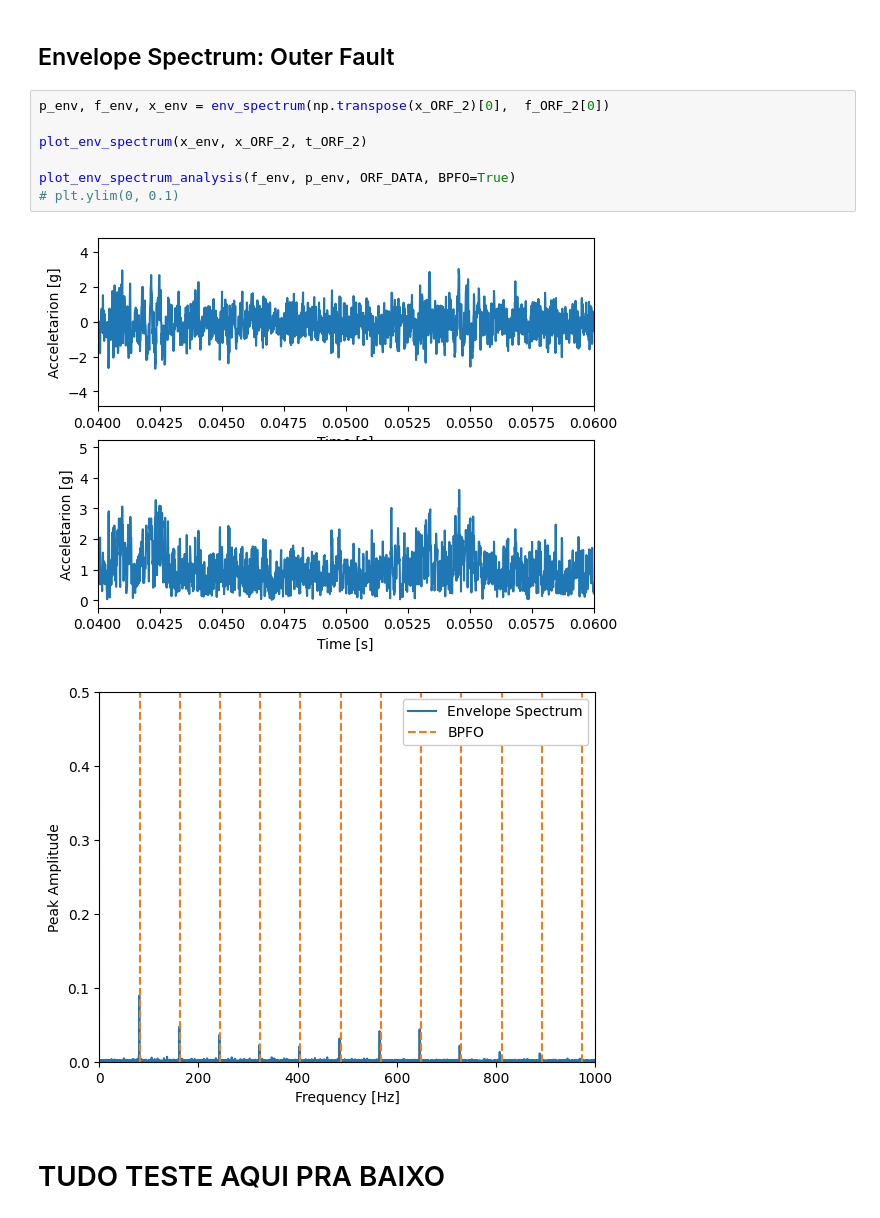
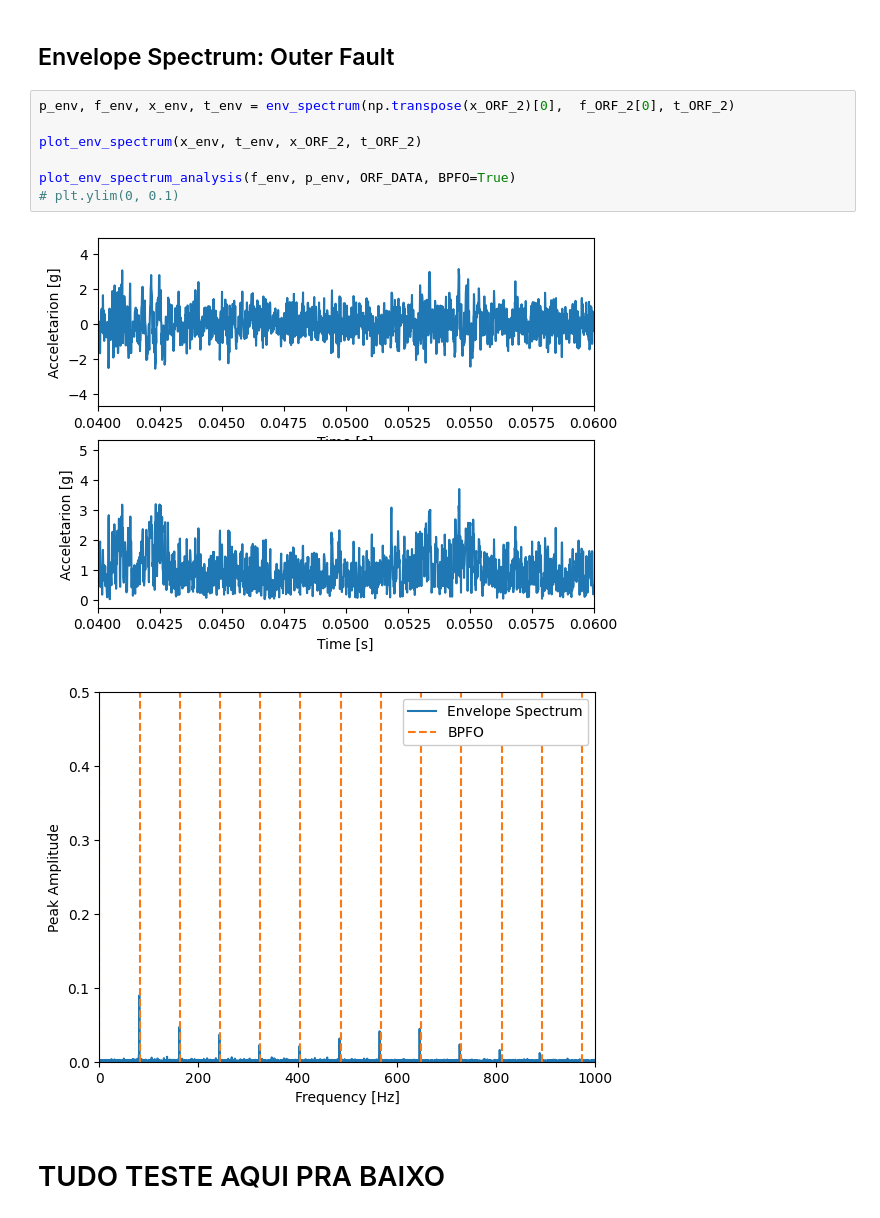
Before and after one commit to DimitriZC/Rolling-Fault-FFT-Wavelet-Analysis, a Jupyter notebook: trab.ipynb, the cells around one changed output. Drawn from its saved outputs; the diff is of its cells as text.

```diff
--- a/trab.ipynb
+++ b/trab.ipynb
@@ -279,14 +321,14 @@ freq, psd, L = PSD(x_ORF_2, t_ORF_2, num)
 # %% [markdown]
 ## Envelope Spectrum: Outer Fault
 # %%
-p_env, f_env, x_env = env_spectrum(np.transpose(x_ORF_2)[0],  f_ORF_2[0])
+p_env, f_env, x_env, t_env = env_spectrum(np.transpose(x_ORF_2)[0],  f_ORF_2[0], t_ORF_2)
 
-plot_env_spectrum(x_env, x_ORF_2, t_ORF_2)
+plot_env_spectrum(x_env, t_env, x_ORF_2, t_ORF_2)
 
 plot_env_spectrum_analysis(f_env, p_env, ORF_DATA, BPFO=True)
 # plt.ylim(0, 0.1)
 # %% [output]
-[figure, old version]
+[figure, new version]
 [figure]
 # %% [markdown]
 # TUDO TESTE AQUI PRA BAIXO
```
Also changed, not shown: parts of 10 cells of this notebook, 2 other files.
